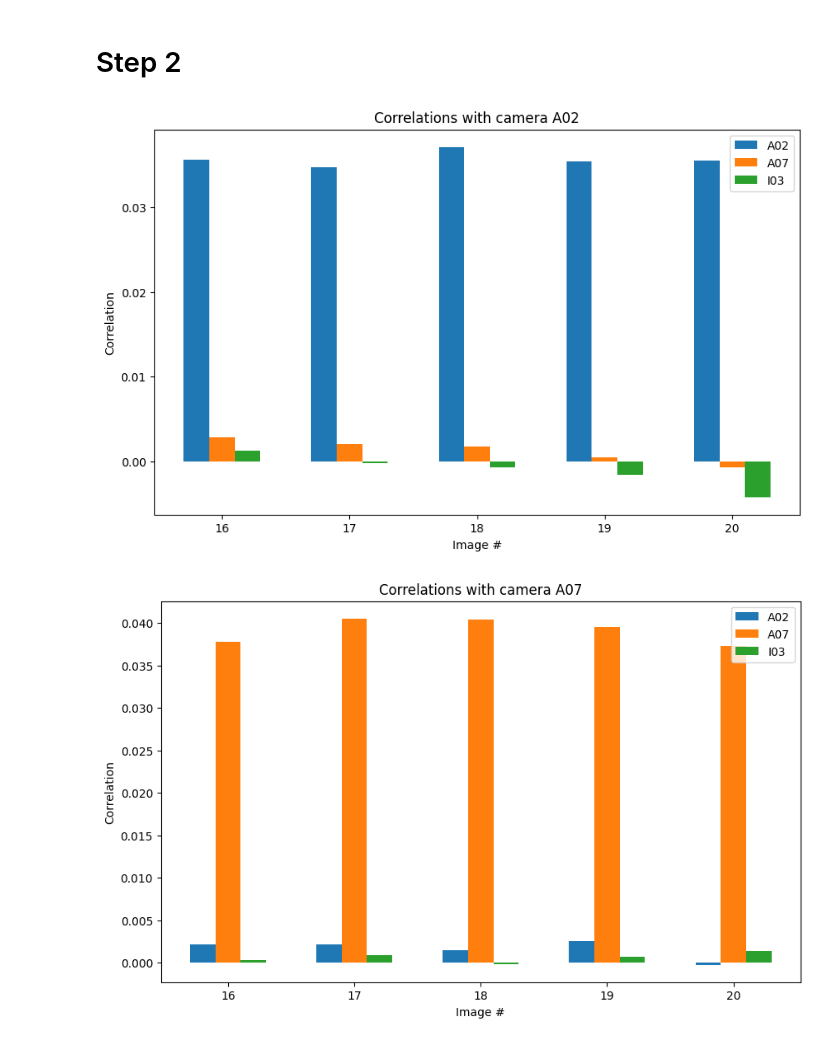
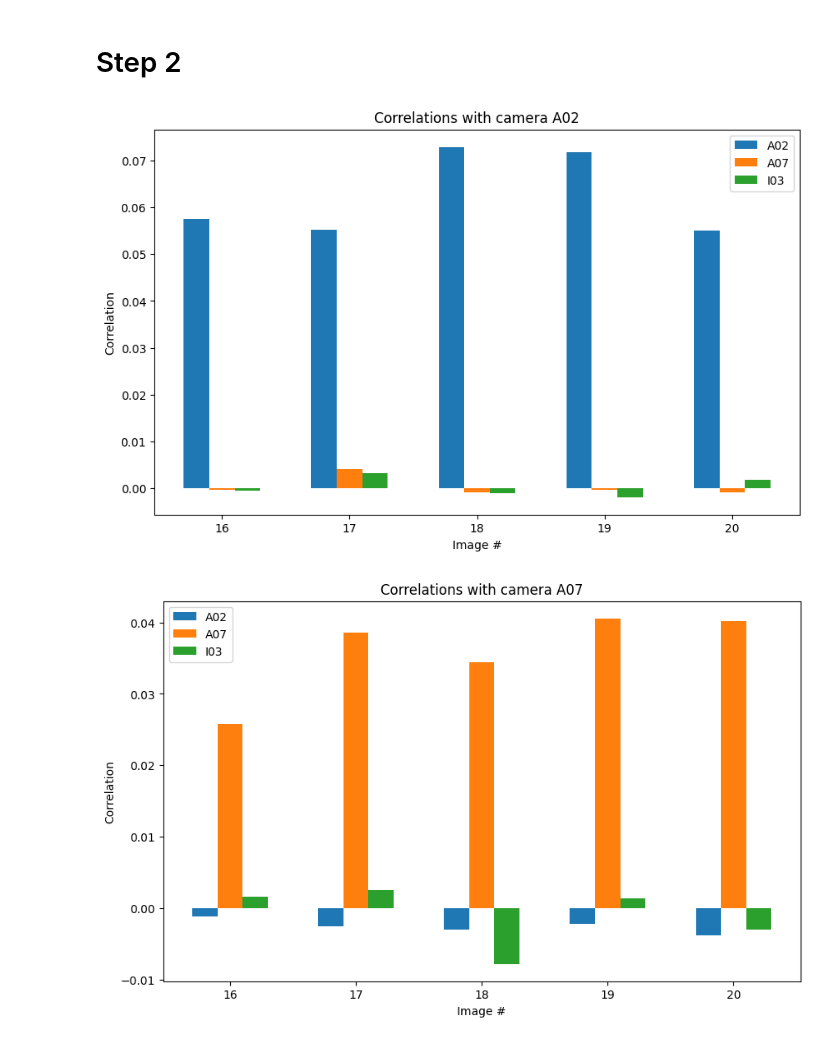
Before and after one commit to github-fed/digital_forensics, a Jupyter notebook: tp2/assignment2_DenisFedosov_DF.ipynb, the cells around one changed output. Saved outputs shown, nothing was run; the diff lists cells and outputs as text; code cells hidden in the pictures.

Commit message:
tp2(fix denoising filter)

```diff
--- a/tp2/assignment2_DenisFedosov_DF.ipynb
+++ b/tp2/assignment2_DenisFedosov_DF.ipynb
@@ -14,7 +13,7 @@ for dataset in ['A02', 'A07']:
         image = io.imread(f"Dataset_Lab2/{dataset}_train/{dataset}_SDR_FLAT_{img_nbr:03d}.jpg")[:1024, :1024] # Read image and crop to the same size
         grayscale = color.rgb2gray(image)
         double_precision = img_as_float(grayscale)
-        denoised_image = wiener(double_precision) # Apply wiener filter
+        denoised_image = restoration.denoise_tv_chambolle(double_precision) # Apply total variation filter
 
         # Compute the residuals (difference between original and denoised image)
         residuals = double_precision - denoised_image
@@ -48,35 +47,35 @@ K hat value for dataset A02:
 # %%
 datasets = ['A02', 'A07', 'I03']
 for test_dataset in datasets[:2]:
     correlations = [[],[],[]]
 
     for j,dataset in enumerate(datasets) :
         for i in range(16,21):
             image = io.imread(f"Dataset_Lab2/{dataset}_test/{dataset}_SDR_FLAT_{i:03d}.jpg")[:1024, :1024]
             grayscale = color.rgb2gray(image)
             double_precision = img_as_float(grayscale)
-            denoised_image = wiener(double_precision)
+            denoised_image = restoration.denoise_tv_chambolle(double_precision)
             # Compute the residuals (difference between original and denoised image)
             residuals = double_precision - denoised_image
 
             # Compute correlation (formula 4)
             rho = np.corrcoef(residuals.flatten(), K_hat[test_dataset].flatten())[0, 1]
             correlations[j].append(rho)
 
     # Plot charts
     plt.figure(figsize=(10,6))
 
     for j in range(3):
         plt.bar(np.array(range(16,21)) + 0.2*(j-1), correlations[j], width=0.2, align='center', label=datasets[j])
 
     plt.title(f'Correlations with camera {test_dataset}')
     plt.xlabel('Image #')
     plt.ylabel('Correlation')
     plt.legend()
     plt.show()
 # %% [output]
-[figure, old version]
+[figure, new version]
-[figure, old version]
+[figure, new version]
 # %% [markdown]
 # Conclusion
 
```
Also changed, not shown: parts of 3 cells of this notebook.
